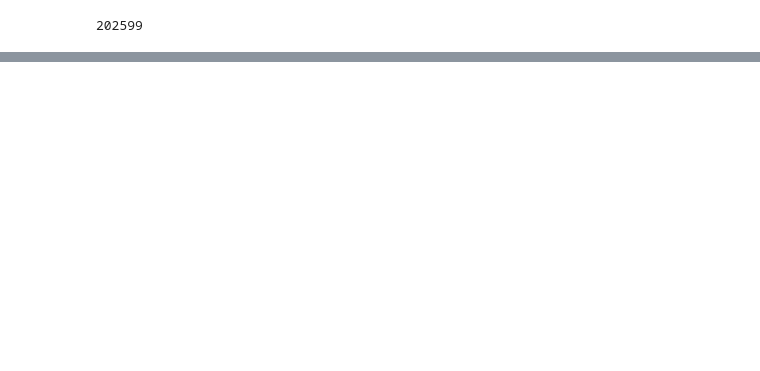
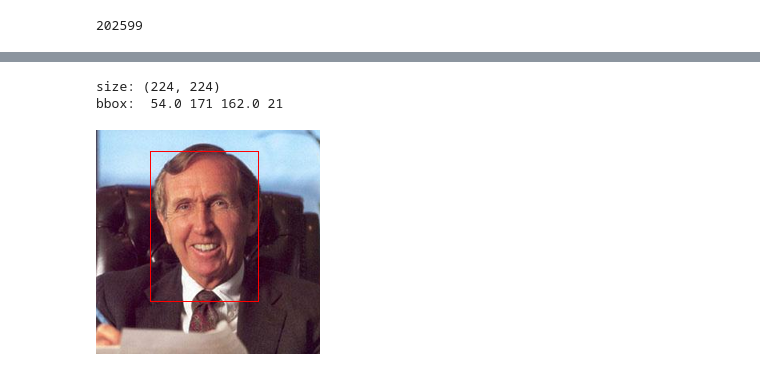
Before and after one commit to rcgreen99/face-detector, a Jupyter notebook: notebooks/eda.ipynb, the cells around one changed output, grey strips where cells are left out. Cells and saved outputs as stored; diff of their text form; code cells hidden in the pictures; blank space fills up the shorter version.

```diff
--- a/notebooks/eda.ipynb
+++ b/notebooks/eda.ipynb
@@ -25,0 +26,9 @@ annotation ../data/imgs/000020.jpg (85, 38, 306, 344)
+# %%
+image = annotation.resize(annotation.open_image(), 224)
+print("size:", image.size)
+print("bbox: ", annotation.top_left_x, annotation.bottom_right_y, annotation.bottom_right_x, annotation.top_left_y)
+annotation.draw_bbox(image)
+# %% [output]
+size: (224, 224)
+bbox:  54.0 171 162.0 21
+[figure, added]
```
Also changed, not shown: parts of 1 cell of this notebook, 1 other file.
